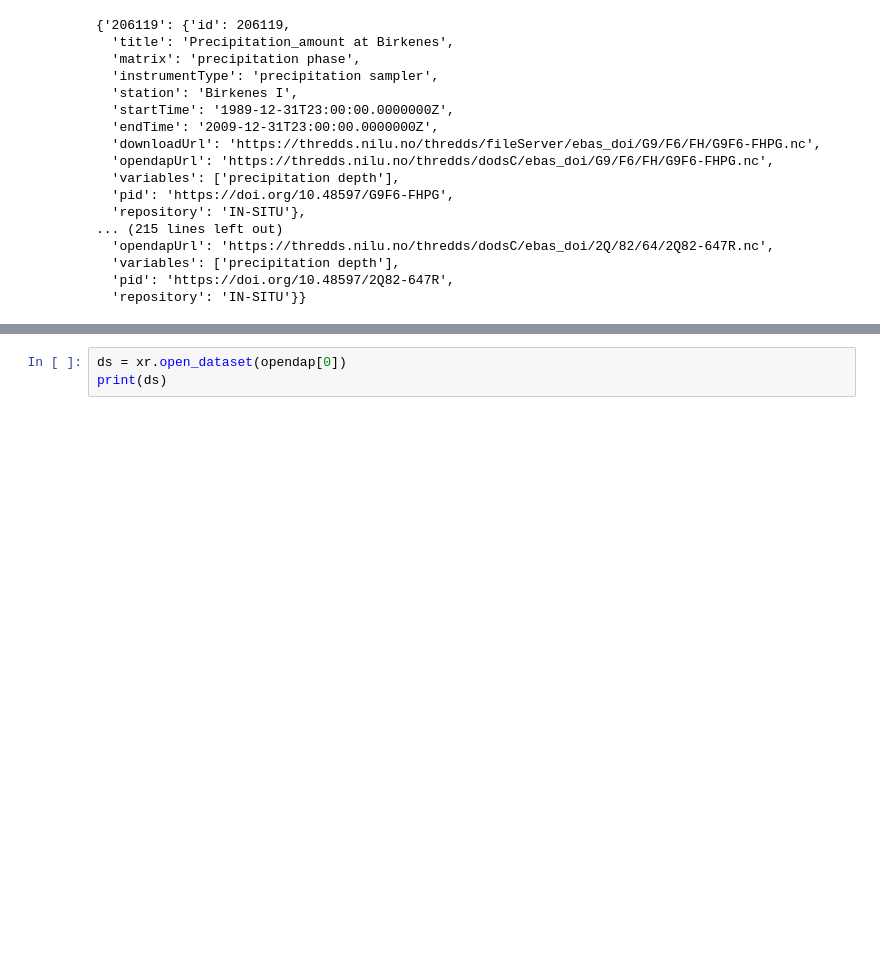
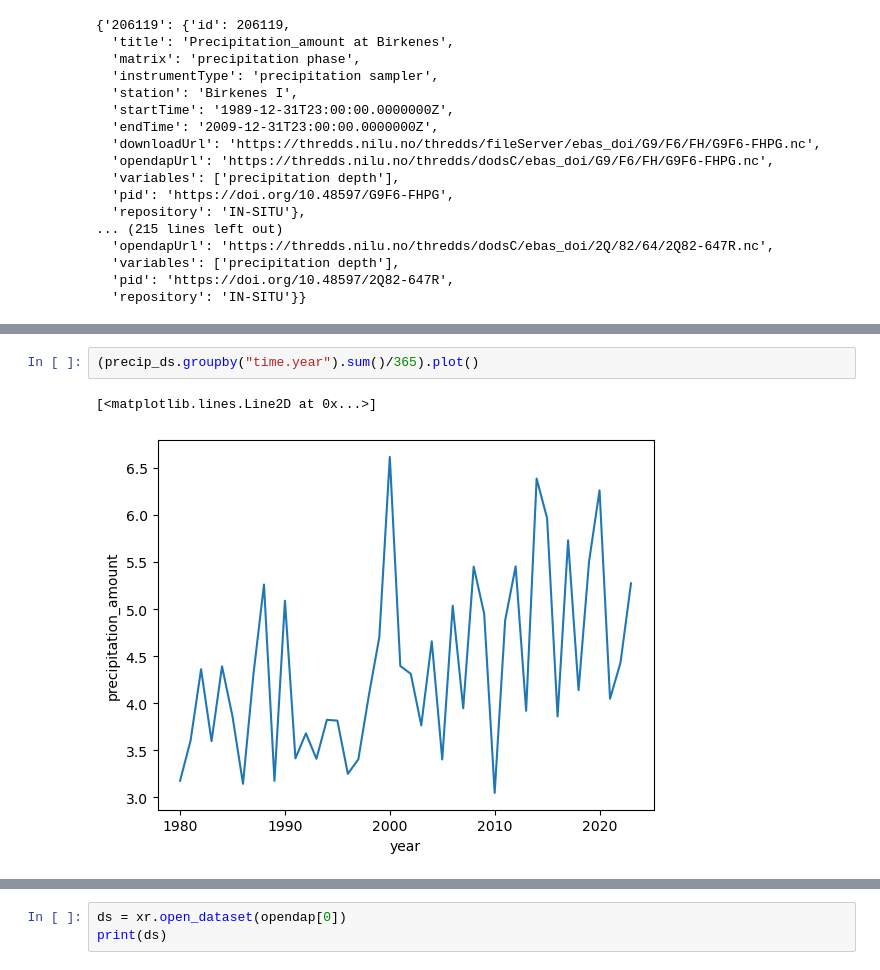
Before and after one commit to ch02120/actris-jupyter-hub, a Jupyter notebook: dev-actris-jupyter-hub/actris-norway-hackathon/use-case-5-6-aggregate-combine/aggregate-combine.ipynb, the cells around one changed output, grey strips where cells are left out. Saved outputs shown, nothing was run; the diff lists cells and outputs as text; blank space fills up the shorter version.

```diff
--- a/dev-actris-jupyter-hub/actris-norway-hackathon/use-case-5-6-aggregate-combine/aggregate-combine.ipynb
+++ b/dev-actris-jupyter-hub/actris-norway-hackathon/use-case-5-6-aggregate-combine/aggregate-combine.ipynb
@@ -106,3 +198,8 @@ list_ds
+# %%
+(precip_ds.groupby("time.year").sum()/365).plot()
+# %% [output]
+[<matplotlib.lines.Line2D at 0x...>]
+[figure, added]
 # %%
 for i in range(len(opendap)):
     ds = xr.open_dataset(opendap[i])
```
Also changed, not shown: parts of 9 cells of this notebook, 2 other files.
